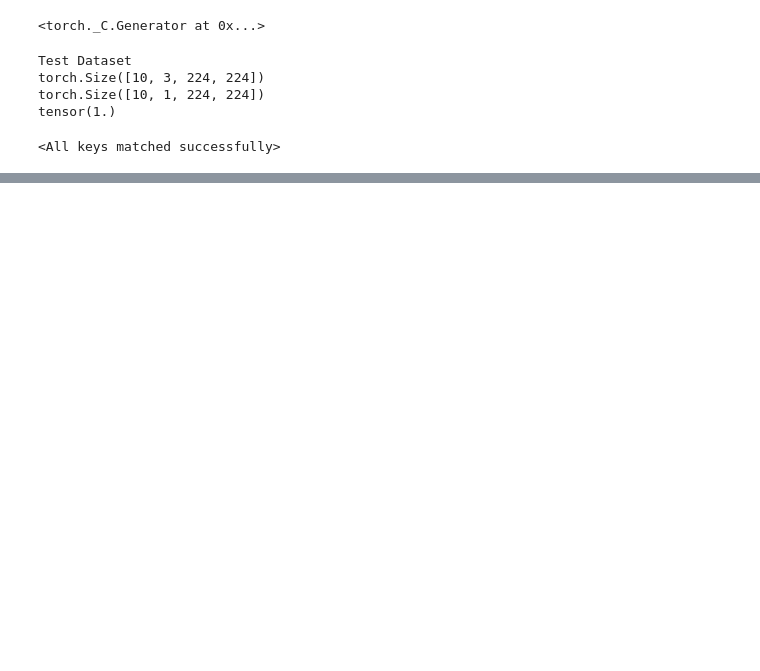
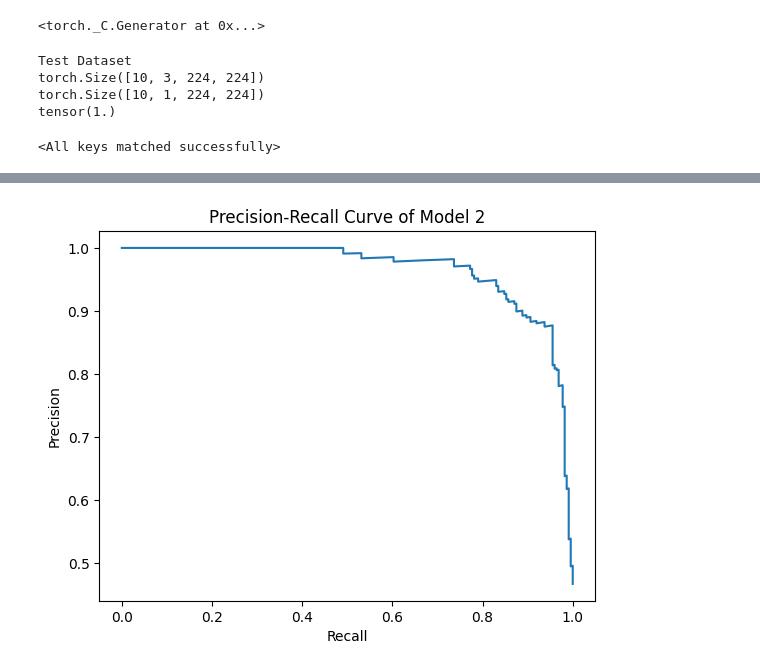
Before and after one commit to Rvp0310/DeepFake_Video_Detection, a Jupyter notebook: Notebook_03.ipynb, the cells around one changed output, grey strips where cells are left out. Saved outputs shown, nothing was run; the diff lists cells and outputs as text; code cells hidden in the pictures; blank space fills up the shorter version.

```diff
--- a/Notebook_03.ipynb
+++ b/Notebook_03.ipynb
@@ -180,0 +182,9 @@ plt.show()
+# %%
+plt.figure()
+plt.plot(recall2, precision2)
+plt.xlabel("Recall")
+plt.ylabel("Precision")
+plt.title("Precision-Recall Curve of Model 2")
+plt.show()
+# %% [output]
+[figure, added]
```
Also changed, not shown: parts of 8 cells of this notebook, 5 other files.
